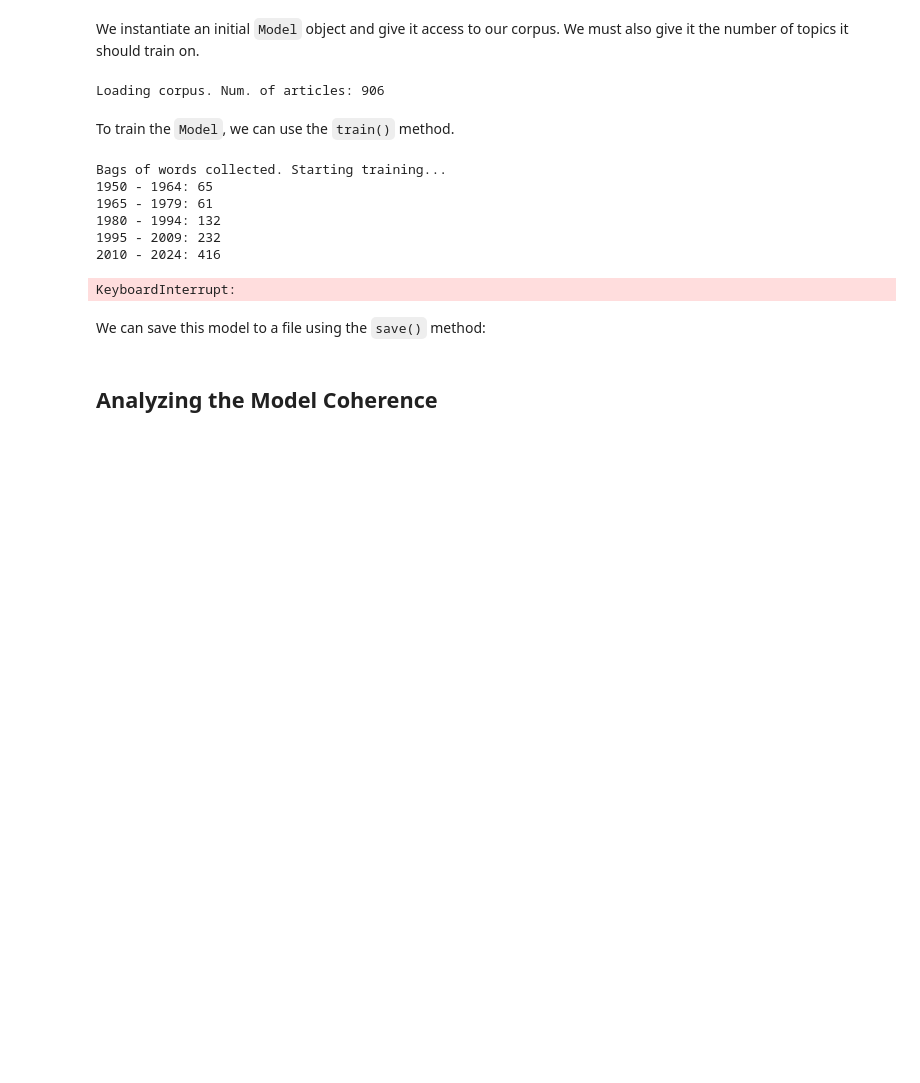
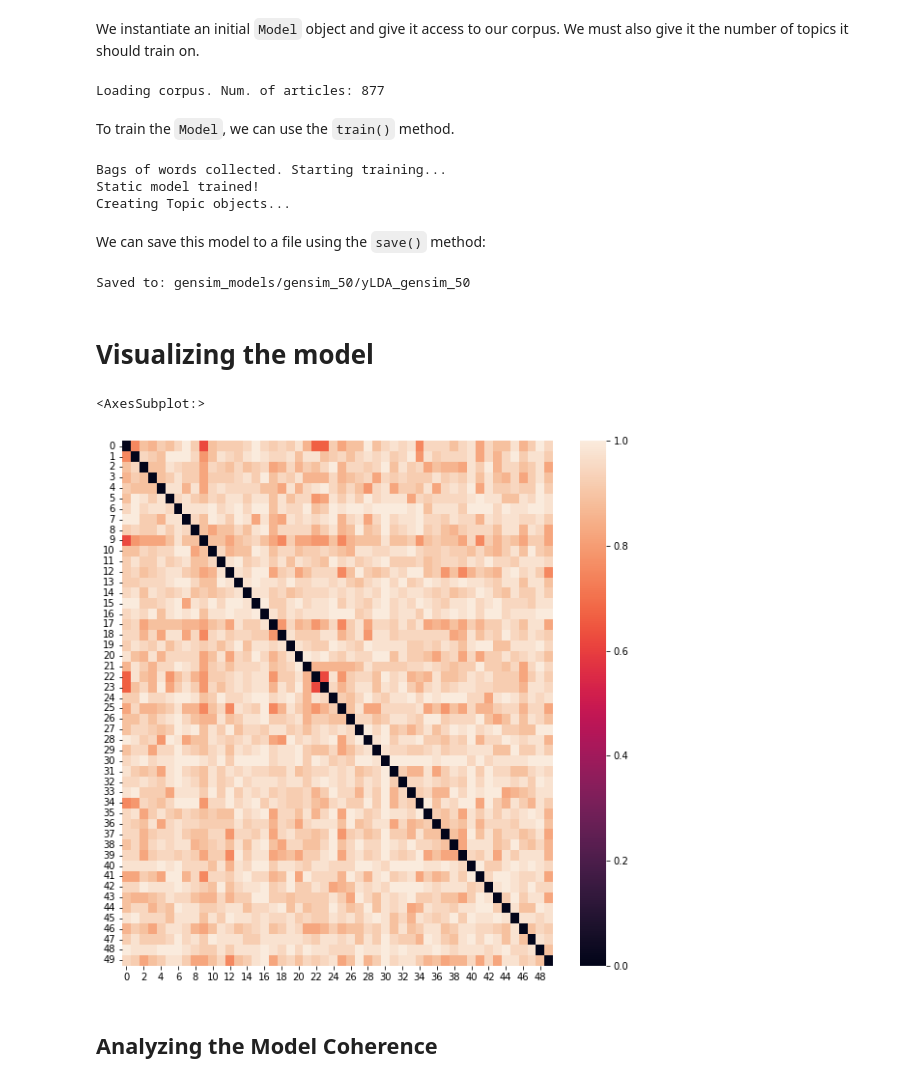
Before and after one commit to juanrloaiza/latinamerican-philosophy-mining, a Jupyter notebook: notebooks/3-LDA-using-gensim.ipynb, the cells around one changed output. Saved outputs shown, nothing was run; the diff lists cells and outputs as text; code cells hidden in the pictures; blank space fills up the shorter version.

```diff
--- a/notebooks/3-LDA-using-gensim.ipynb
+++ b/notebooks/3-LDA-using-gensim.ipynb
@@ -6,6 +6,13 @@
 We plan to perform topic modeling using *Latent Dirichlet Allocation* (abbreviated as LDA). An LDA is a *generative model* that learns a group of categories (or *topics*) for words that occur together in a corpus of documents. For a technical presentation of LDAs, see [Appendix A](404).
 
 Let's start loading up our corpus:
+# %%
+import seaborn as sns
+import matplotlib as mpl
+import matplotlib.pyplot as plt
+import pandas as pd
+
+mpl.rcParams['figure.dpi'] = 100
 # %%
 from utils.corpus import Corpus
 
@@ -24,23 +22,24 @@ We instantiate an initial `Model` object and give it access to our corpus. We mu
 # %%
 from utils.model import Model
 
-n_topics = 10
+n_topics = 50
+corpus.documents = corpus.documents
 base_model = Model(corpus, n_topics)
 # %% [output]
-Loading corpus. Num. of articles: 906
+Loading corpus. Num. of articles: 877
 # %% [markdown]
 To train the `Model`, we can use the `train()` method.
 # %%
-base_model.train(time_window=50)
+base_model.train(dtm=False)
 # %% [output]
 Bags of words collected. Starting training...
-1950 - 1964: 65
-1965 - 1979: 61
-1980 - 1994: 132
-1995 - 2009: 232
-2010 - 2024: 416
+Static model trained!
+Creating Topic objects...
-KeyboardInterrupt:
 # %% [markdown]
 We can save this model to a file using the `save()` method:
 # %%
 base_model.save()
+# %% [output]
+Saved to: gensim_models/gensim_50/yLDA_gensim_50
+# %% [markdown]
+# Visualizing the model
@@ -47,3 +48,9 @@ base_model.save()
+# %%
+plt.figure(figsize=(10, 10))
+sns.heatmap(base_model.get_difference_matrix())
+# %% [output]
+<AxesSubplot:>
+[figure, added]
 # %% [markdown]
 ## Analyzing the Model Coherence
 # %% [markdown]
```
Also changed, not shown: parts of 22 cells of this notebook.
